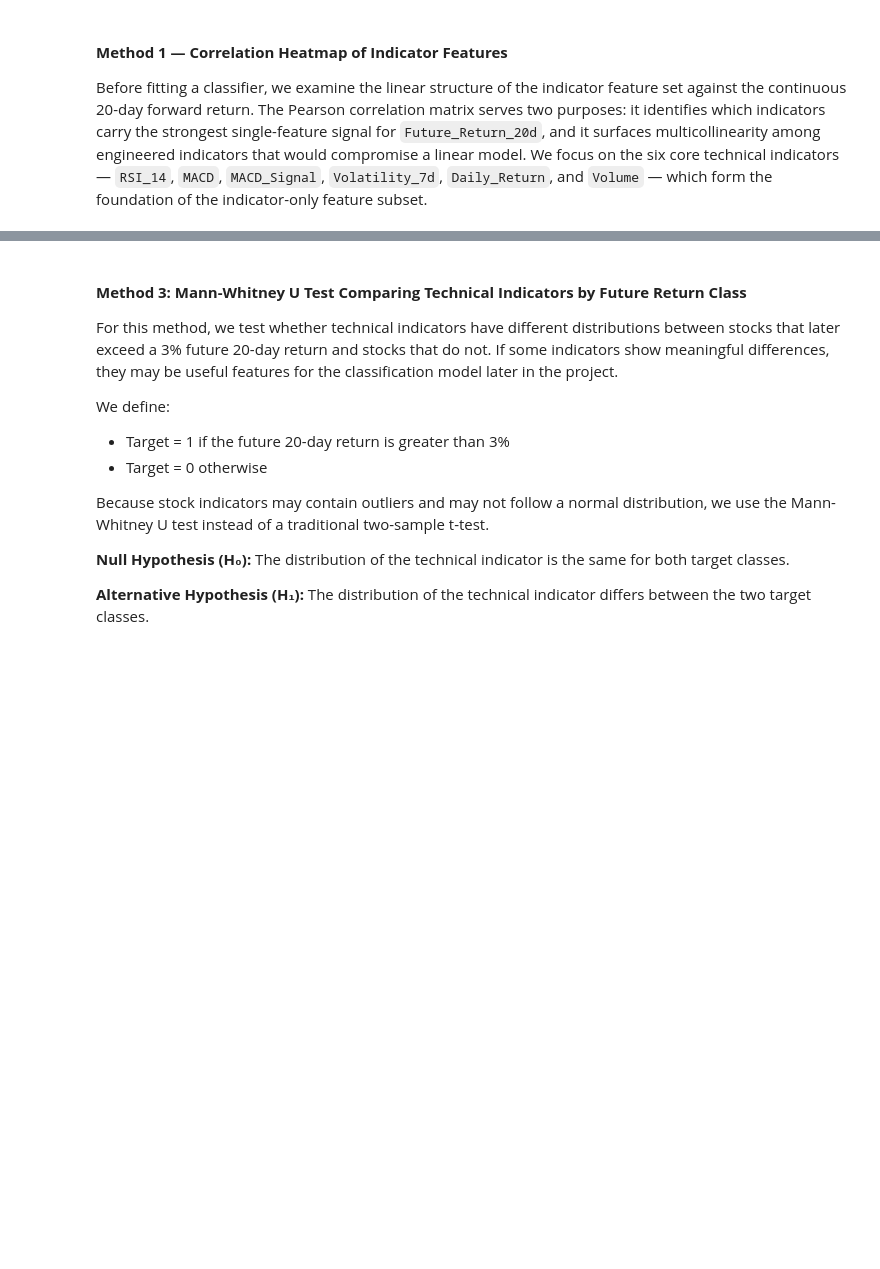
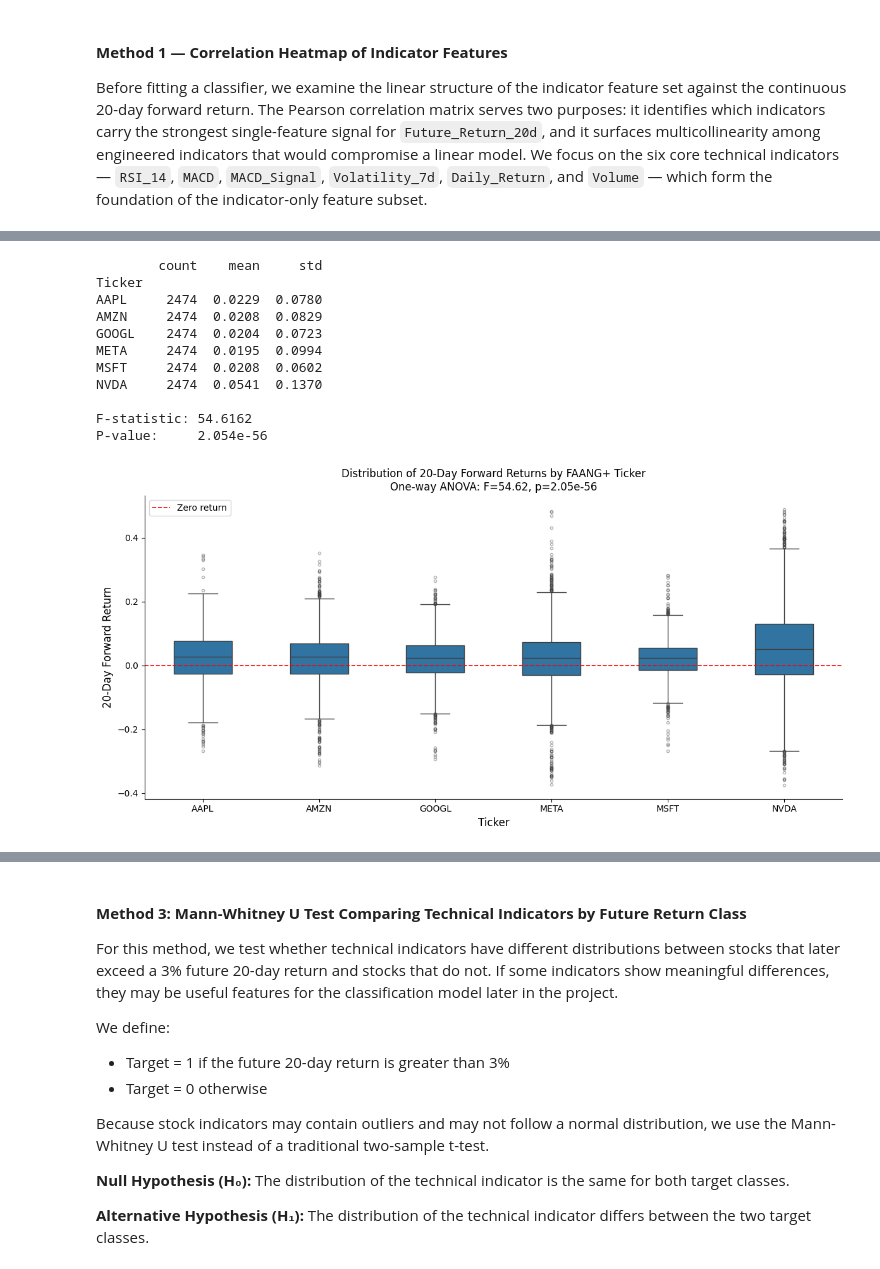
Before and after one commit to jli433/CMSC320_Final_Project, a Jupyter notebook: data.ipynb, the cells around one changed output, grey strips where cells are left out. Drawn from its saved outputs; the diff is of its cells as text; code cells hidden in the pictures; blank space fills up the shorter version.

```diff
--- a/data.ipynb
+++ b/data.ipynb
@@ -254,16 +254,15 @@ Before we hand the indicator features to a Random Forest in the ML section below
 # %%
-# Build the 20-day forward return + binary +3% target on a working copy.
-# We do NOT mutate stocks_df here -- the ML section below defines its own
-# (functionally identical) Target on its own dropna()-cleaned frame, so the
-# two sections are independent.
+# Build the 20-day forward return + binary +1% target on a working copy.
+# Computed PER TICKER via groupby so the EDA mirrors the same target the ML
+# section uses; stocks_df is left untouched.
 
-future_ret_20d = (stocks_df["Close"].shift(-20) - stocks_df["Close"]) / stocks_df["Close"]
+future_ret_20d = (stocks_df.groupby("Ticker")["Close"].shift(-20) - stocks_df["Close"]) / stocks_df["Close"]
 eda_df = (stocks_df
           .assign(Future_Return_20d=future_ret_20d)
           .dropna(subset=["Future_Return_20d"])
           .copy())
 eda_df["Target"] = (eda_df["Future_Return_20d"] > 0.01).astype(int)
 
-print(f"eda_df has {len(eda_df):,} rows after dropping the 20-row trim window.")
+print(f"eda_df has {len(eda_df):,} rows after dropping the 20-row trim window per ticker.")
 print(f"Overall P(Target = 1) on eda_df = {eda_df['Target'].mean():.3f}")
 # %% [output]
@@ -428,0 +369,47 @@ The per-ticker breakdown is markedly heterogeneous and is the single most import
+# %%
+# One-way ANOVA: does the mean 20-day forward return differ across tickers?
+groups = [g["Future_Return_20d"].dropna().values
+          for _, g in eda_df.groupby("Ticker")]
+
+f_stat, p_value = f_oneway(*groups)
+
+# Per-ticker summary for context
+per_ticker = (eda_df.groupby("Ticker")["Future_Return_20d"]
+              .agg(count="count", mean="mean", std="std")
+              .round(4))
+print(per_ticker)
+print(f"\nF-statistic: {f_stat:.4f}")
+print(f"P-value:     {p_value:.3e}")
+
+# Boxplot makes the cross-ticker heterogeneity visible
+fig, ax = plt.subplots(figsize=(12, 6))
+sns.boxplot(
+    data=eda_df, x="Ticker", y="Future_Return_20d",
+    width=0.5,
+    flierprops=dict(marker="o", markersize=3, alpha=0.4),
+    ax=ax,
+)
+ax.axhline(0, color="red", linestyle="--", linewidth=1.2, label="Zero return")
+ax.set_title(
+    f"Distribution of 20-Day Forward Returns by FAANG+ Ticker\n"
+    f"One-way ANOVA: F={f_stat:.2f}, p={p_value:.2e}"
+)
+ax.set_xlabel("Ticker", fontsize=12)
+ax.set_ylabel("20-Day Forward Return", fontsize=12)
+ax.legend(fontsize=10)
+sns.despine()
+plt.tight_layout()
+plt.show()
+# %% [output]
+        count    mean     std
+Ticker
+AAPL     2474  0.0229  0.0780
+AMZN     2474  0.0208  0.0829
+GOOGL    2474  0.0204  0.0723
+META     2474  0.0195  0.0994
+MSFT     2474  0.0208  0.0602
+NVDA     2474  0.0541  0.1370
+
+F-statistic: 54.6162
+P-value:     2.054e-56
+[figure, added]
```
Also changed, not shown: parts of 14 cells of this notebook.
